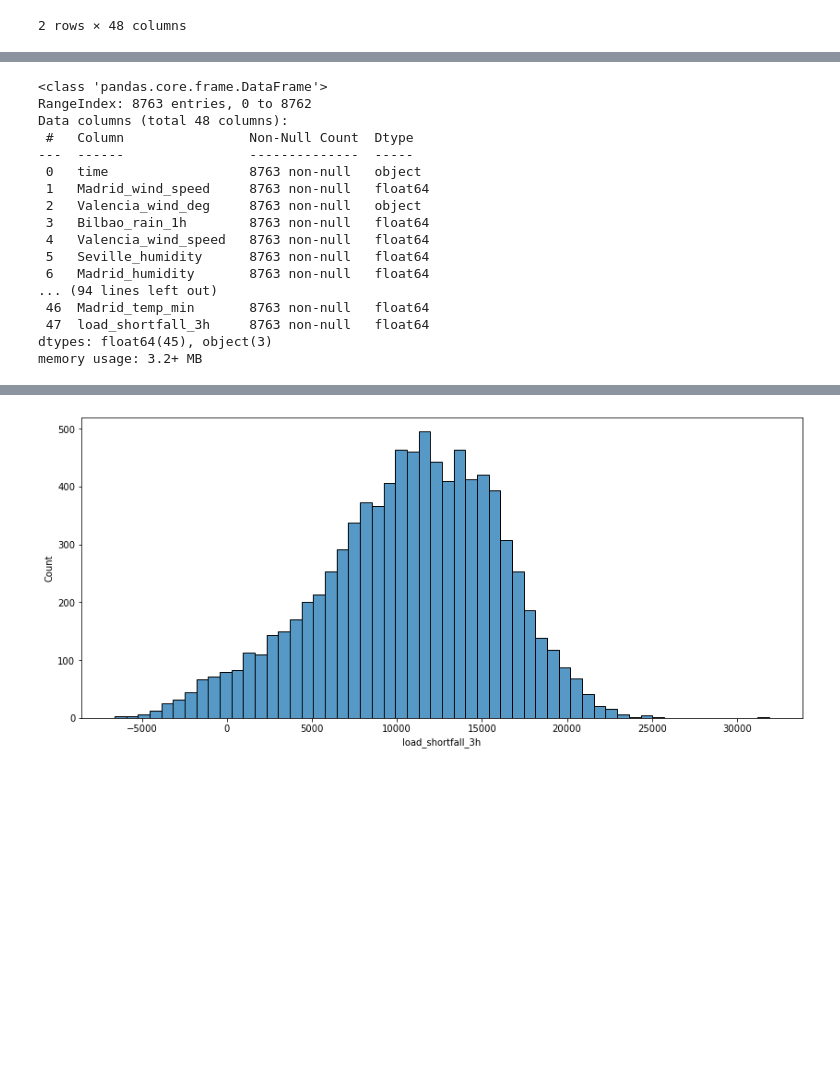
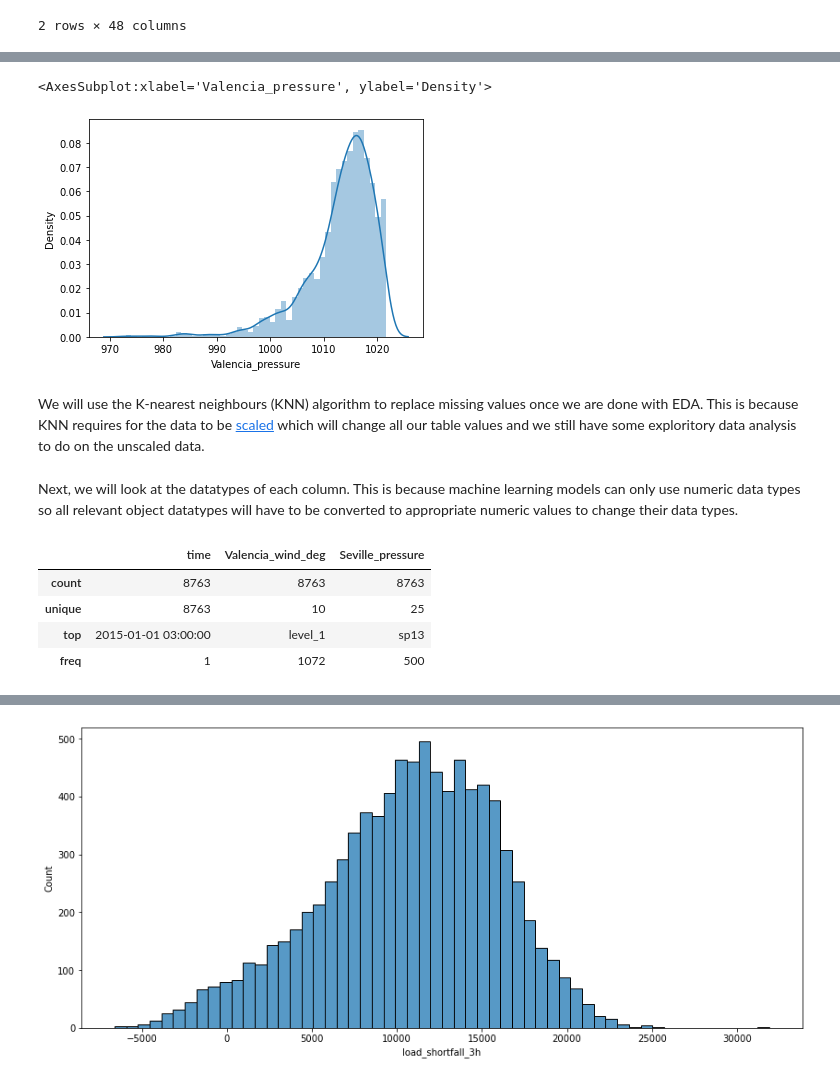
Before and after one commit to Explore-AI/load-shortfall-regression-predict-api, a Jupyter notebook: RegressionPredict.ipynb, the cells around one changed output, grey strips where cells are left out. Cells and saved outputs as stored; diff of their text form; code cells hidden in the pictures; blank space fills up the shorter version.

Commit message:
Markdowns done up to univariate analysis

```diff
--- a/RegressionPredict.ipynb
+++ b/RegressionPredict.ipynb
@@ -206,21 +342,19 @@ NEXT we move further to verify the DataTypes and Check for possible missing valu
+# %%
+# plot a distribution graph for Valencia_pressure test set
+sns.distplot(df_test2['Valencia_pressure'])
+# %% [output]
+<AxesSubplot:xlabel='Valencia_pressure', ylabel='Density'>
+[figure, added]
+# %% [markdown]
+We will use the K-nearest neighbours (KNN) algorithm to replace missing values once we are done with EDA. This is because KNN requires for the data to be [scaled](https://www.kaggle.com/rtatman/data-cleaning-challenge-scale-and-normalize-data#:~:text=of%20these%20options.-,Scaling,%2Dnearest%20neighbors%2C%20or%20KNN) which will change all our table values and we still have some exploritory data analysis to do on the unscaled data.
+# %% [markdown]
+Next, we will look at the datatypes of each column. This is because machine learning models can only use numeric data types so all relevant object datatypes will have to be converted to appropriate numeric values to change their data types.
 # %%
-# summary of dataset
-df_train.info()
+# summary of colums of type object on train dataset
+df_train2.describe(include=['object'])
 # %% [output]
-<class 'pandas.core.frame.DataFrame'>
-RangeIndex: 8763 entries, 0 to 8762
-Data columns (total 48 columns):
- #   Column                Non-Null Count  Dtype
----  ------                --------------  -----
- 0   time                  8763 non-null   object
- 1   Madrid_wind_speed     8763 non-null   float64
- 2   Valencia_wind_deg     8763 non-null   object
- 3   Bilbao_rain_1h        8763 non-null   float64
- 4   Valencia_wind_speed   8763 non-null   float64
- 5   Seville_humidity      8763 non-null   float64
- 6   Madrid_humidity       8763 non-null   float64
-... (94 lines left out)
- 46  Madrid_temp_min       8763 non-null   float64
- 47  load_shortfall_3h     8763 non-null   float64
-dtypes: float64(45), object(3)
-memory usage: 3.2+ MB
+|  | time | Valencia_wind_deg | Seville_pressure |
+| count | 8763 | 8763 | 8763 |
+| unique | 8763 | 10 | 25 |
+| top | 2015-01-01 03:00:00 | level_1 | sp13 |
+| freq | 1 | 1072 | 500 |
```
Also changed, not shown: parts of 68 cells of this notebook.
